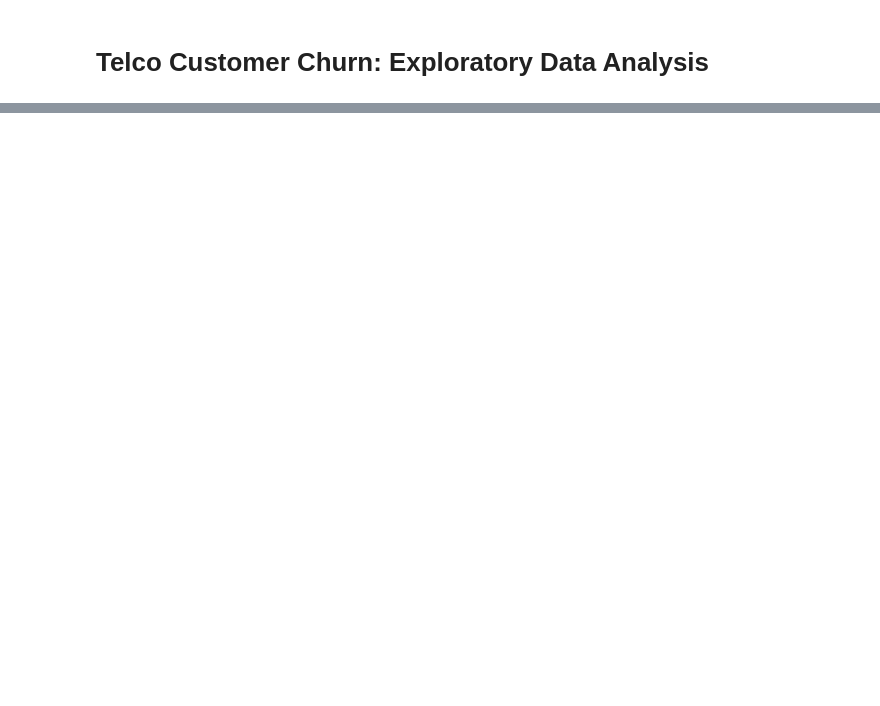
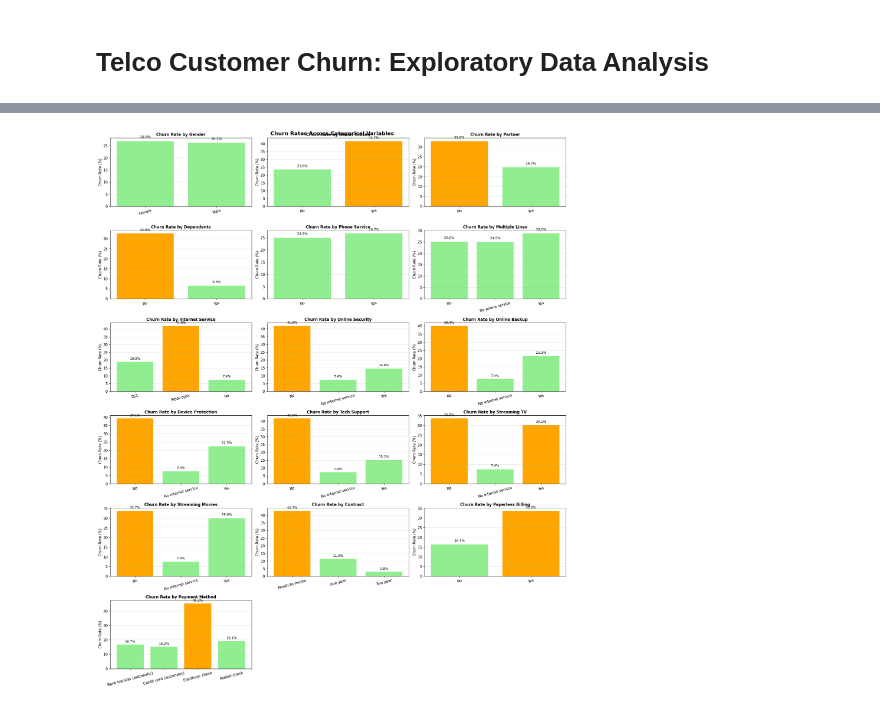
Before and after one commit to lintosunny/churn-x, a Jupyter notebook: ml/notebooks/eda.ipynb, the cells around one changed output, grey strips where cells are left out. Cells and saved outputs as stored; diff of their text form; code cells hidden in the pictures; blank space fills up the shorter version.

```diff
--- a/ml/notebooks/eda.ipynb
+++ b/ml/notebooks/eda.ipynb
@@ -186,0 +355,12 @@ df.to_csv(r"C:\Users\linto\Code\churn-x\telcoData\cleaned_Telco_customer_churn.c
+# %%
+# Calculate churn rates for categorical variables
+print("Churn Rates by Categorical Variables:")
+print("=" * 50)
+
+churn_rates = {}
+for col in categorical_cols:
+    churn_rate = df_clean.groupby(col)['Churn Value'].mean() * 100
+    churn_rates[col] = churn_rate
+    print(f"\n{col}:")
+    for category, rate in churn_rate.items():
+        print(f"  {category}: {rate:.1f}%")
@@ -186,0 +385,30 @@ df.to_csv(r"C:\Users\linto\Code\churn-x\telcoData\cleaned_Telco_customer_churn.c
+# %%
+# Visualize churn rates
+fig, axes = plt.subplots(6, 3, figsize=(20, 24))
+axes = axes.ravel()
+
+for i, col in enumerate(categorical_cols):
+    churn_rate = df_clean.groupby(col)['Churn Value'].mean() * 100
+
+    bars = axes[i].bar(range(len(churn_rate)), churn_rate.values,
+                      color=['lightgreen' if x < 30 else 'orange' if x < 50 else 'lightcoral' for x in churn_rate.values])
+    axes[i].set_title(f'Churn Rate by {col}', fontsize=12, fontweight='bold')
+    axes[i].set_ylabel('Churn Rate (%)')
+    axes[i].set_xticks(range(len(churn_rate)))
+    axes[i].set_xticklabels(churn_rate.index, rotation=15)
+    axes[i].grid(axis='y', alpha=0.3)
+
+    # Add value labels on bars
+    for bar, value in zip(bars, churn_rate.values):
+        axes[i].text(bar.get_x() + bar.get_width()/2, bar.get_height() + 1,
+                    f'{value:.1f}%', ha='center', va='bottom', fontsize=10)
+
+# Remove empty subplots
+for j in range(len(categorical_cols), len(axes)):
+    fig.delaxes(axes[j])
+
+plt.suptitle('Churn Rates Across Categorical Variables', fontsize=16, fontweight='bold', y=0.98)
+plt.tight_layout()
+plt.show()
+# %% [output]
+[figure, added]
```
Also changed, not shown: parts of 72 cells of this notebook, 8 other files.
